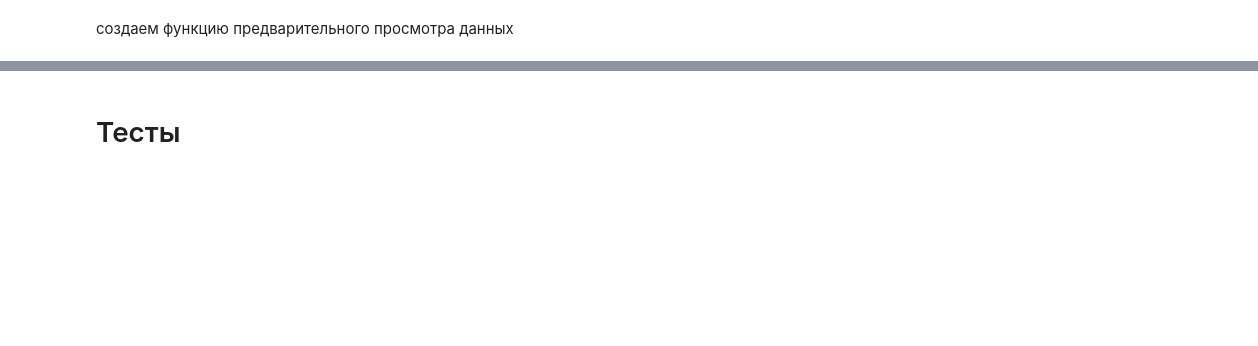
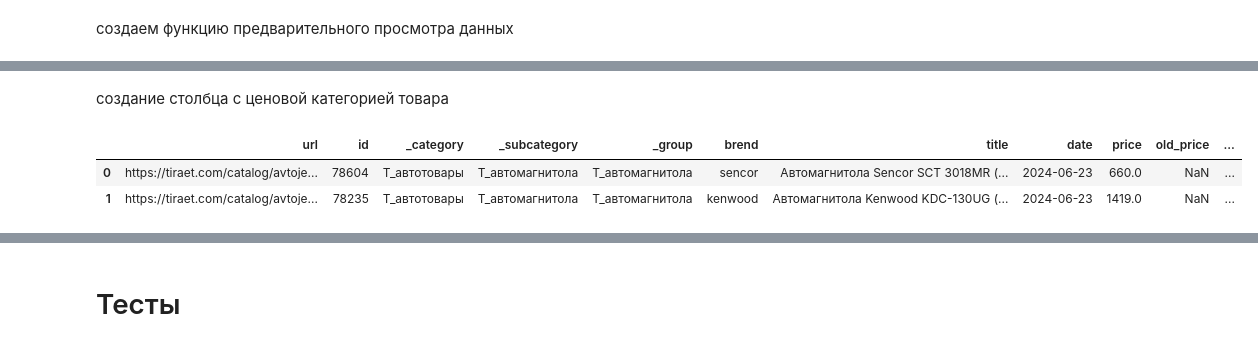
Before and after one commit to APolisakov/parsing, a Jupyter notebook: tir__parsing.ipynb, the cells around one changed output, grey strips where cells are left out. Cells and saved outputs as stored; diff of their text form; code cells hidden in the pictures; blank space fills up the shorter version.

```diff
--- a/tir__parsing.ipynb
+++ b/tir__parsing.ipynb
@@ -221,0 +295,2 @@ df.to_csv('csv/tiraet_final_'+dt.datetime.now().strftime('%Y_%m_%d')+'.csv', ind
+# %% [markdown]
+создание столбца с ценовой категорией товара
@@ -221,0 +305,6 @@ df.to_csv('csv/tiraet_final_'+dt.datetime.now().strftime('%Y_%m_%d')+'.csv', ind
+# %%
+df.head(2)
+# %% [output]
+|  | url | id | _category | _subcategory | _group | brend | title | date | price | old_price | ... |
+| 0 | https://tiraet.com/catalog/avtoje... | 78604 | T_автотовары | T_автомагнитола | T_автомагнитола | sencor | Автомагнитола Sencor SCT 3018MR (... | 2024-06-23 | 660.0 | NaN | ... |
+| 1 | https://tiraet.com/catalog/avtoje... | 78235 | T_автотовары | T_автомагнитола | T_автомагнитола | kenwood | Автомагнитола Kenwood KDC-130UG (... | 2024-06-23 | 1419.0 | NaN | ... |
```
Also changed, not shown: parts of 60 cells of this notebook, 11 other files.
